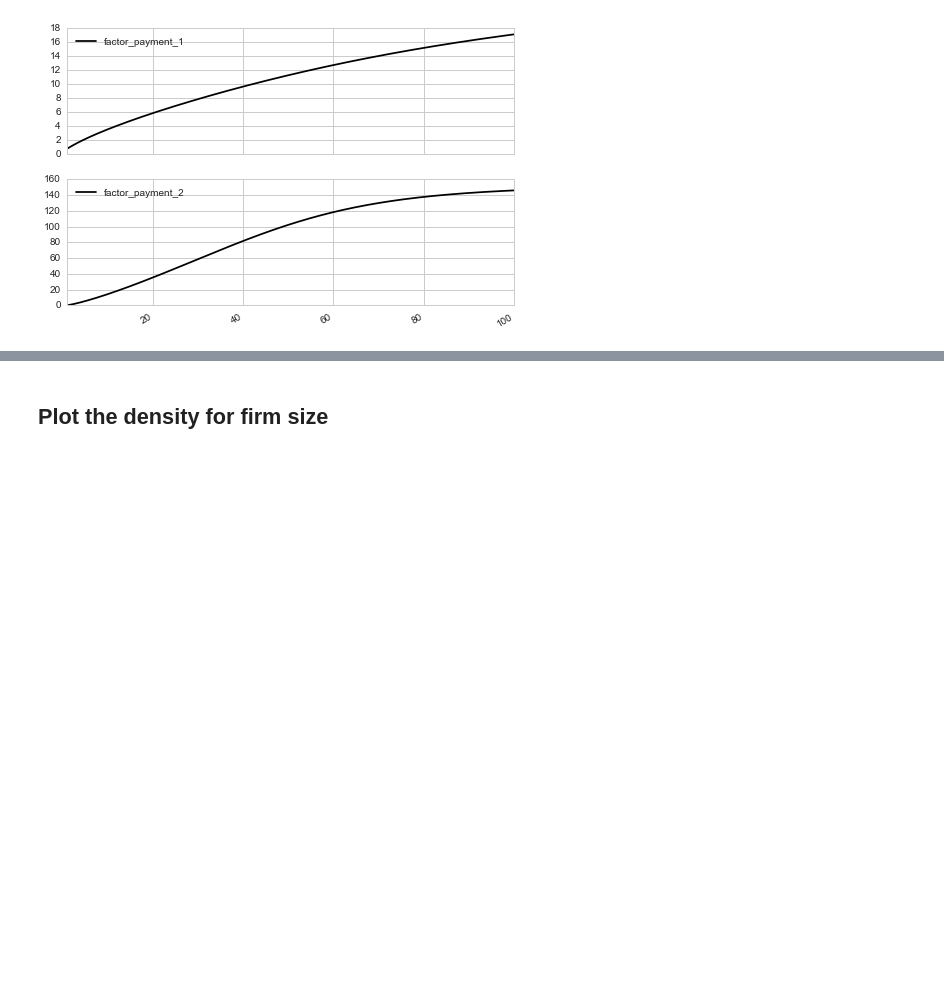
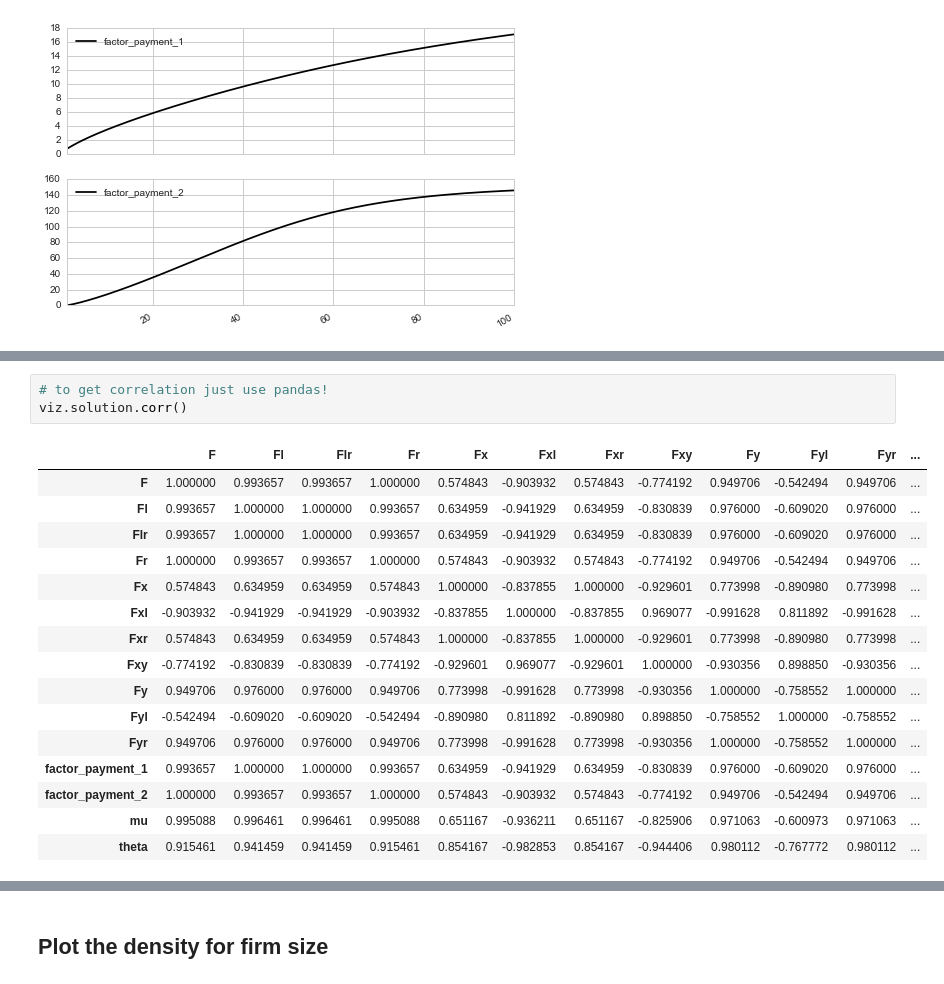
Before and after one commit to davidrpugh/assortative-matching, a Jupyter notebook: examples/positive-assortative-matching.ipynb, the cells around one changed output, grey strips where cells are left out. Saved outputs shown, nothing was run; the diff lists cells and outputs as text; blank space fills up the shorter version.

```diff
--- a/examples/positive-assortative-matching.ipynb
+++ b/examples/positive-assortative-matching.ipynb
@@ -161,0 +179,20 @@ plt.show()
+# %%
+# to get correlation just use pandas!
+viz.solution.corr()
+# %% [output]
+|  | F | Fl | Flr | Fr | Fx | Fxl | Fxr | Fxy | Fy | Fyl | Fyr | ... |
+| F | 1.000000 | 0.993657 | 0.993657 | 1.000000 | 0.574843 | -0.903932 | 0.574843 | -0.774192 | 0.949706 | -0.542494 | 0.949706 | ... |
+| Fl | 0.993657 | 1.000000 | 1.000000 | 0.993657 | 0.634959 | -0.941929 | 0.634959 | -0.830839 | 0.976000 | -0.609020 | 0.976000 | ... |
+| Flr | 0.993657 | 1.000000 | 1.000000 | 0.993657 | 0.634959 | -0.941929 | 0.634959 | -0.830839 | 0.976000 | -0.609020 | 0.976000 | ... |
+| Fr | 1.000000 | 0.993657 | 0.993657 | 1.000000 | 0.574843 | -0.903932 | 0.574843 | -0.774192 | 0.949706 | -0.542494 | 0.949706 | ... |
+| Fx | 0.574843 | 0.634959 | 0.634959 | 0.574843 | 1.000000 | -0.837855 | 1.000000 | -0.929601 | 0.773998 | -0.890980 | 0.773998 | ... |
+| Fxl | -0.903932 | -0.941929 | -0.941929 | -0.903932 | -0.837855 | 1.000000 | -0.837855 | 0.969077 | -0.991628 | 0.811892 | -0.991628 | ... |
+| Fxr | 0.574843 | 0.634959 | 0.634959 | 0.574843 | 1.000000 | -0.837855 | 1.000000 | -0.929601 | 0.773998 | -0.890980 | 0.773998 | ... |
+| Fxy | -0.774192 | -0.830839 | -0.830839 | -0.774192 | -0.929601 | 0.969077 | -0.929601 | 1.000000 | -0.930356 | 0.898850 | -0.930356 | ... |
+| Fy | 0.949706 | 0.976000 | 0.976000 | 0.949706 | 0.773998 | -0.991628 | 0.773998 | -0.930356 | 1.000000 | -0.758552 | 1.000000 | ... |
+| Fyl | -0.542494 | -0.609020 | -0.609020 | -0.542494 | -0.890980 | 0.811892 | -0.890980 | 0.898850 | -0.758552 | 1.000000 | -0.758552 | ... |
+| Fyr | 0.949706 | 0.976000 | 0.976000 | 0.949706 | 0.773998 | -0.991628 | 0.773998 | -0.930356 | 1.000000 | -0.758552 | 1.000000 | ... |
+| factor_payment_1 | 0.993657 | 1.000000 | 1.000000 | 0.993657 | 0.634959 | -0.941929 | 0.634959 | -0.830839 | 0.976000 | -0.609020 | 0.976000 | ... |
+| factor_payment_2 | 1.000000 | 0.993657 | 0.993657 | 1.000000 | 0.574843 | -0.903932 | 0.574843 | -0.774192 | 0.949706 | -0.542494 | 0.949706 | ... |
+| mu | 0.995088 | 0.996461 | 0.996461 | 0.995088 | 0.651167 | -0.936211 | 0.651167 | -0.825906 | 0.971063 | -0.600973 | 0.971063 | ... |
+| theta | 0.915461 | 0.941459 | 0.941459 | 0.915461 | 0.854167 | -0.982853 | 0.854167 | -0.944406 | 0.980112 | -0.767772 | 0.980112 | ... |
```
Also changed, not shown: parts of 3 cells of this notebook.
